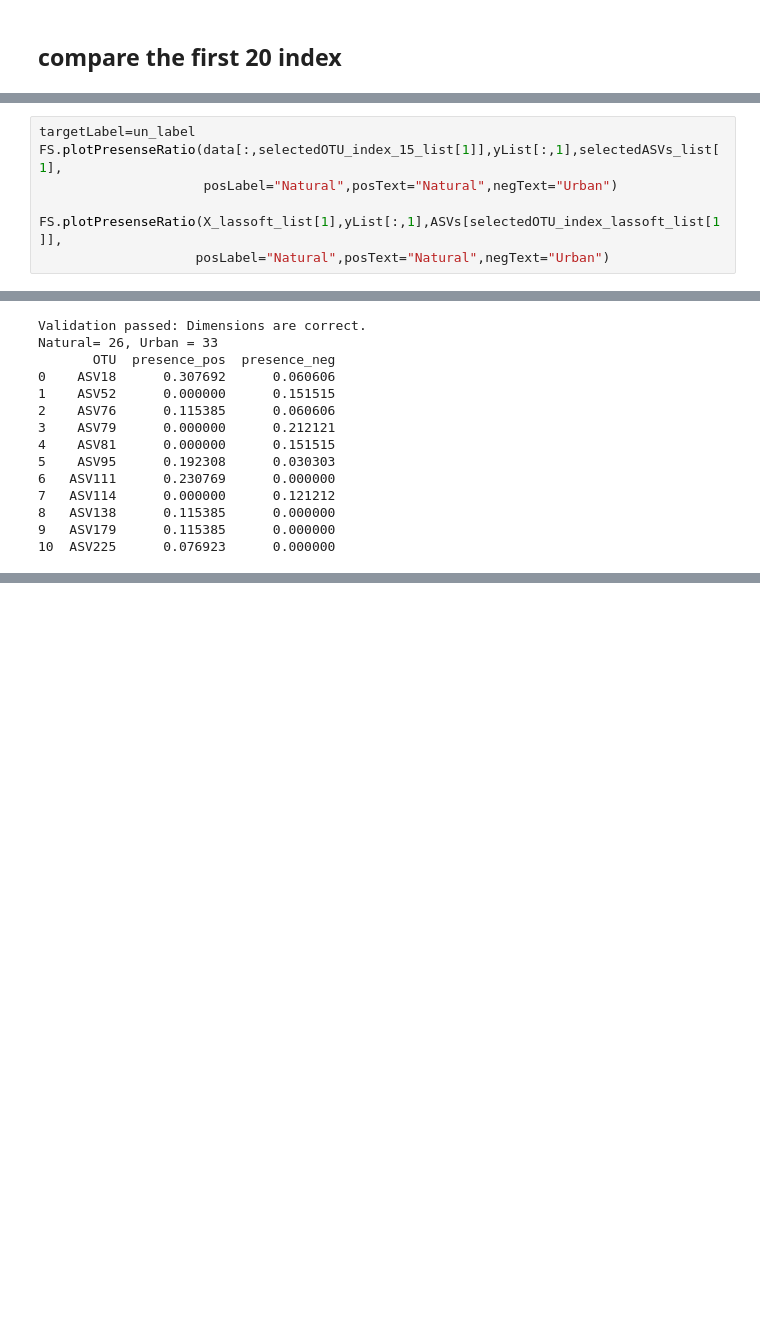
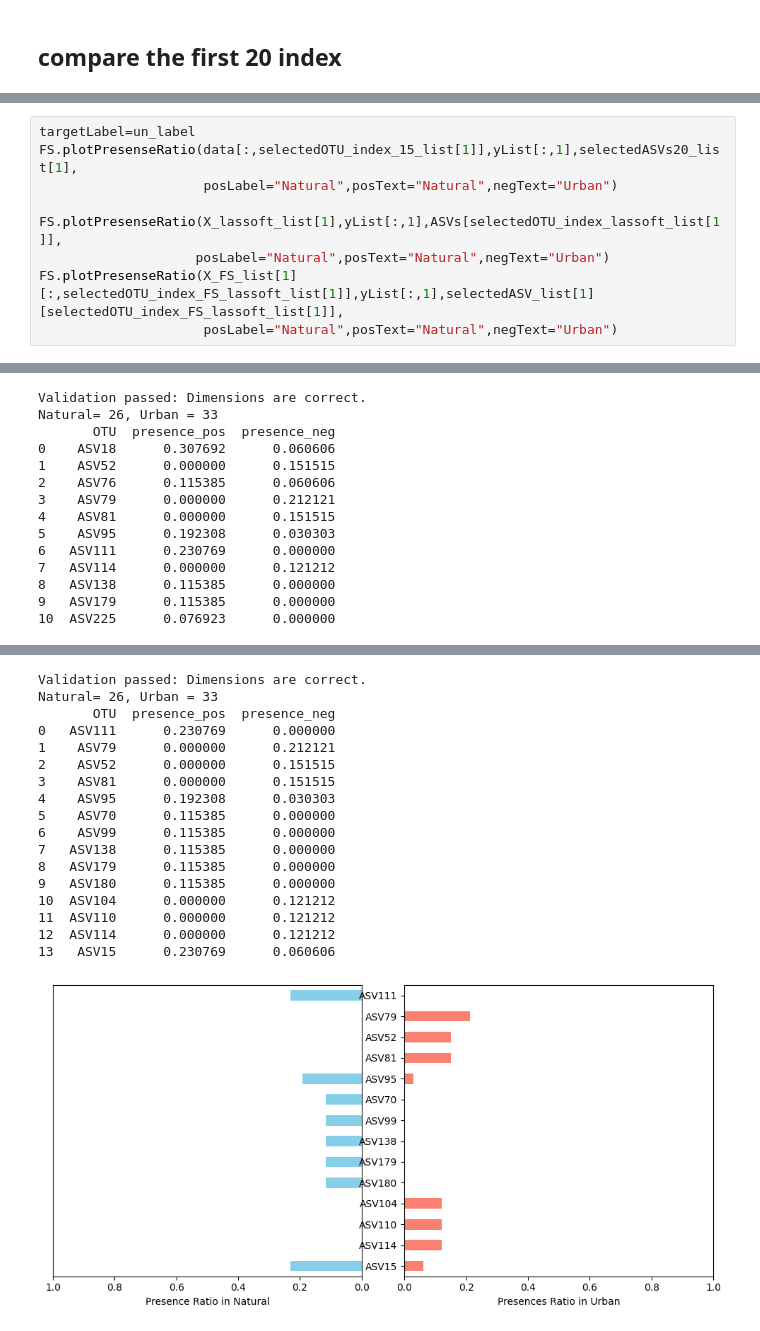
Before and after one commit to mengling-he/SelectMicro_24new, a Jupyter notebook: Analysis/Soil_smoky/script/SmokyData2-split-addmodel.ipynb, the cells around one changed output, grey strips where cells are left out. Saved outputs shown, nothing was run; the diff lists cells and outputs as text; blank space fills up the shorter version.

```diff
--- a/Analysis/Soil_smoky/script/SmokyData2-split-addmodel.ipynb
+++ b/Analysis/Soil_smoky/script/SmokyData2-split-addmodel.ipynb
@@ -267,10 +334,12 @@ Burned= 42, Not Burned = 17
 # %%
 targetLabel=un_label
-FS.plotPresenseRatio(data[:,selectedOTU_index_15_list[1]],yList[:,1],selectedASVs_list[1],
+FS.plotPresenseRatio(data[:,selectedOTU_index_15_list[1]],yList[:,1],selectedASVs20_list[1],
                      posLabel="Natural",posText="Natural",negText="Urban")
 
 FS.plotPresenseRatio(X_lassoft_list[1],yList[:,1],ASVs[selectedOTU_index_lassoft_list[1]],
                     posLabel="Natural",posText="Natural",negText="Urban")
+FS.plotPresenseRatio(X_FS_list[1][:,selectedOTU_index_FS_lassoft_list[1]],yList[:,1],selectedASV_list[1][selectedOTU_index_FS_lassoft_list[1]],
+                     posLabel="Natural",posText="Natural",negText="Urban")
 # %% [output]
 Validation passed: Dimensions are correct.
 Natural= 26, Urban = 33
@@ -278,32 +347,50 @@ Natural= 26, Urban = 33
 0    ASV72      0.230769      0.000000
 1   ASV111      0.230769      0.000000
 2    ASV26      0.269231      0.030303
 3    ASV79      0.000000      0.212121
 4    ASV18      0.307692      0.060606
 5    ASV73      0.000000      0.181818
 6    ASV39      0.269231      0.060606
 7    ASV52      0.000000      0.151515
 8    ASV81      0.000000      0.151515
 ... (7 lines left out)
 16  ASV179      0.115385      0.000000
 17  ASV180      0.115385      0.000000
 18   ASV38      0.038462      0.212121
 19  ASV104      0.000000      0.121212
 [figure]
 Validation passed: Dimensions are correct.
 Natural= 26, Urban = 33
        OTU  presence_pos  presence_neg
 0    ASV18      0.307692      0.060606
 1    ASV52      0.000000      0.151515
 2    ASV76      0.115385      0.060606
 3    ASV79      0.000000      0.212121
 4    ASV81      0.000000      0.151515
 5    ASV95      0.192308      0.030303
 6   ASV111      0.230769      0.000000
 7   ASV114      0.000000      0.121212
 8   ASV138      0.115385      0.000000
 9   ASV179      0.115385      0.000000
 10  ASV225      0.076923      0.000000
 [figure]
+Validation passed: Dimensions are correct.
+Natural= 26, Urban = 33
+       OTU  presence_pos  presence_neg
+0   ASV111      0.230769      0.000000
+1    ASV79      0.000000      0.212121
+2    ASV52      0.000000      0.151515
+3    ASV81      0.000000      0.151515
+4    ASV95      0.192308      0.030303
+5    ASV70      0.115385      0.000000
+6    ASV99      0.115385      0.000000
+7   ASV138      0.115385      0.000000
+8   ASV179      0.115385      0.000000
+9   ASV180      0.115385      0.000000
+10  ASV104      0.000000      0.121212
+11  ASV110      0.000000      0.121212
+12  ASV114      0.000000      0.121212
+13   ASV15      0.230769      0.060606
+[figure, added]
 # %%
 targetLabel=duration_label
```
Also changed, not shown: parts of 15 cells of this notebook, 7 other files.
